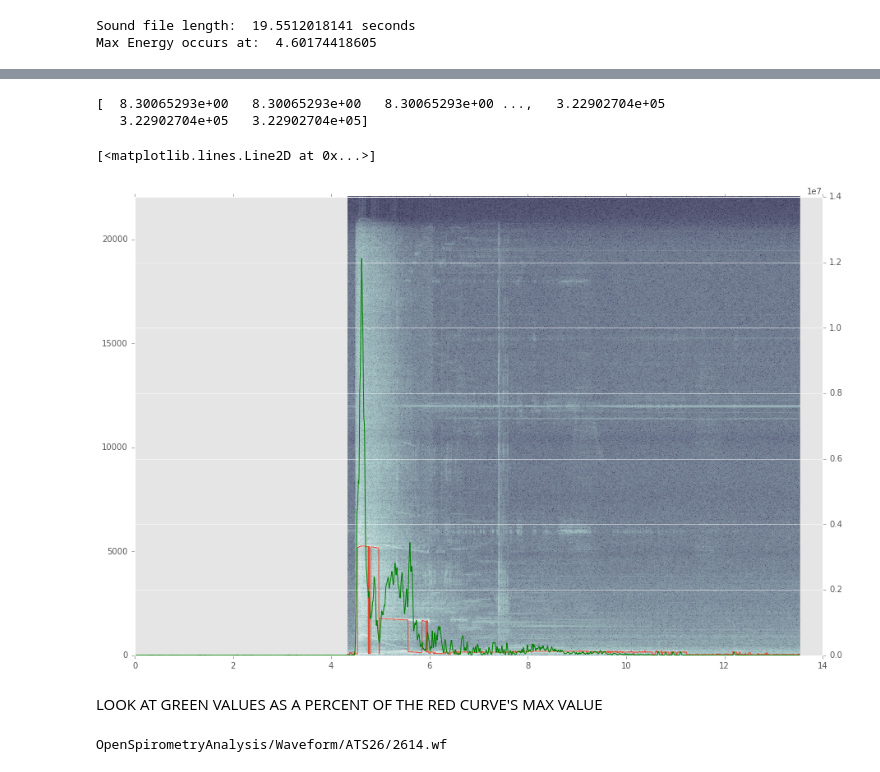
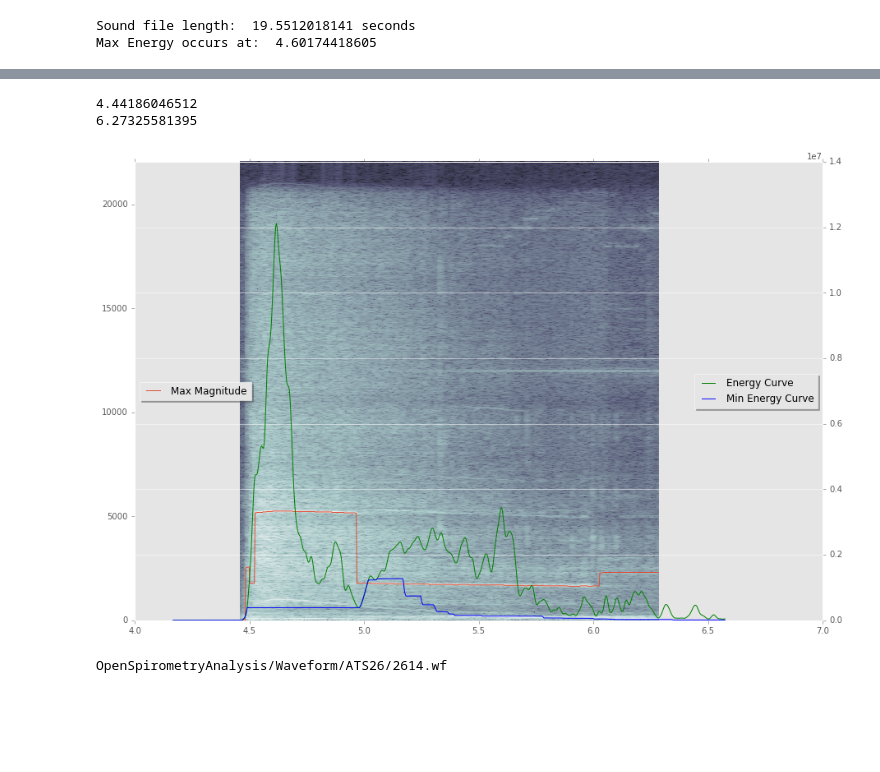
Before and after one commit to SMU-Ubicomp-Lab/OpenSpirometryAnalysis, a Jupyter notebook: AlgorithmDevelopment.ipynb, the cells around one changed output, grey strips where cells are left out. Drawn from its saved outputs; the diff is of its cells as text; code cells hidden in the pictures; blank space fills up the shorter version.

```diff
--- a/AlgorithmDevelopment.ipynb
+++ b/AlgorithmDevelopment.ipynb
@@ -208,7 +220,9 @@ plt.grid()
 f = plt.figure(figsize=(15,10))
 plt.style.use('ggplot')
 
-max_values = get_max_values(data)
+frequency_threshold = 1500
+max_values = get_max_values(data, frequency_threshold, sampling_rate)
+
 
 ax = plt.subplot(1,1,1)
 ax.pcolorfast(data_time, data_freq, np.log(data), cmap=plt.cm.bone)
@@ -281,2 +318,10 @@ Num Windows: 6550
 [<matplotlib.lines.Line2D at 0x...>]
 [figure]
+# %%
+# VARIABLE DECLARATION
+significance_threshold = .01
+max_effort_length = 10.0
+
+# Create variables for the start/stop points of the primary sound window
+window_start = 0
+window_stop = 0
@@ -283 +369,16 @@ Num Windows: 6550
+# %%
+window_start_time = index_to_time(window_start, sampling_rate_columns)
+refined_window_start_time = index_to_time(refined_window_start, sampling_rate_columns)
+
+window_stop_time = index_to_time(window_stop, sampling_rate_columns)
+refined_window_stop_time = index_to_time(refined_window_stop, sampling_rate_columns)
+
+max_energy_time = index_to_time(max_loc, sampling_rate_columns)
+
+
+
+
+# TEMP
+window_start_time = refined_window_start_time
+window_stop_time = refined_window_stop_time
 # %%
@@ -345,31 +418,37 @@ max_energy_time = index_to_time(max_loc, sampling_rate_columns)
-# %%
-print min_values
-# %% [output]
-[  8.30065293e+00   8.30065293e+00   8.30065293e+00 ...,   3.22902704e+05
-   3.22902704e+05   3.22902704e+05]
 # %%
 window_start_index = time_to_index(window_start_time, sampling_rate_columns)
 window_stop_index = time_to_index(window_stop_time, sampling_rate_columns)
 max_energy_index = time_to_index(max_energy_time, sampling_rate_columns)
+
+print window_start_time
+print window_stop_time
+
+# print window_start_index
+# print window_stop_index
+
+# print len(data_time)
 
 fig = plt.figure(figsize=(15,10))
 ax = plt.subplot(1,1,1)
 # ax.pcolorfast(data_time, data_freq, np.log(data), cmap=plt.cm.bone)
 ax.pcolorfast(data_time[window_start_index : window_stop_index], data_freq, np.log(data[:, window_start_index : window_stop_index]), cmap=plt.cm.bone)
 plt.grid()
 
 
-ax.plot(data_time[window_start_index : window_stop_index], max_values[window_start_index : window_stop_index]*sampling_rate/fft_n)
-# ERIC - Why multiply by sampling_rate/fft_n ???
+ax.plot(data_time[window_start_index : window_stop_index], max_values[window_start_index : window_stop_index]*sampling_rate/fft_n, label="Max Magnitude")
 
 # Graph it on top of the spectrogram
 ax2 = ax.twinx()
-ax2.plot(data_time[: window_stop_index], energy[: window_stop_index], 'g')
+ax2.plot(data_time[window_start_index - 100 : window_stop_index + 100], energy[window_start_index - 100 : window_stop_index + 100], 'g', label='Energy Curve')
+ax2.plot(data_time[window_start_index - 100 : window_stop_index + 100], min_values[window_start_index - 100 : window_stop_index + 100], 'b', label='Min Energy Curve')
+
+
+legend = ax.legend(loc='center left', shadow=True)
+legend2 = ax2.legend(loc='center right', shadow=True)
 # %% [output]
-[<matplotlib.lines.Line2D at 0x...>]
+4.44186046512
+6.27325581395
-[figure, old version]
+[figure, new version]
-# %% [markdown]
-LOOK AT GREEN VALUES AS A PERCENT OF THE RED CURVE'S MAX VALUE
 # %%
 filepath = "OpenSpirometryAnalysis/Waveform/ATS26/26%02d.wf"%((14))
 print filepath
```
Also changed, not shown: parts of 9 cells of this notebook.
